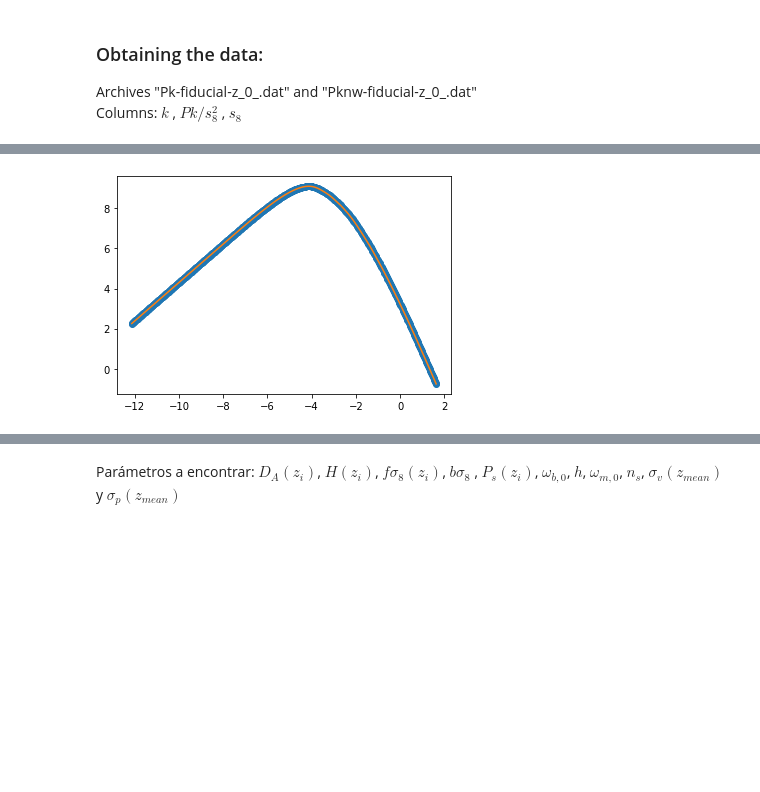
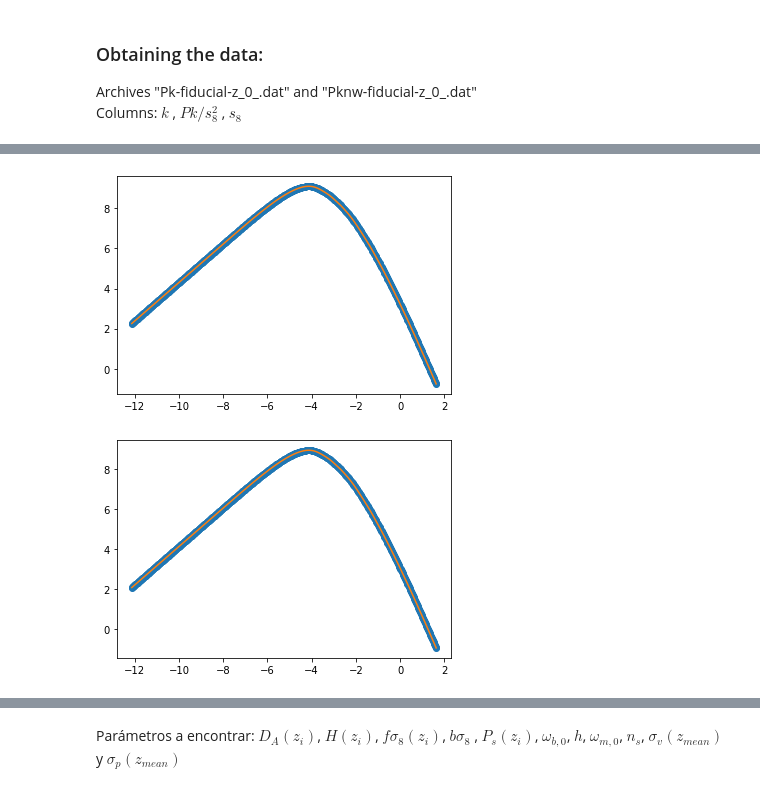
Before and after one commit to antoniacisternas/Forecast-validation-for-Euclid., a Jupyter notebook: Fisher_matrix.ipynb, the cells around one changed output, grey strips where cells are left out. Cells and saved outputs as stored; diff of their text form; code cells hidden in the pictures; blank space fills up the shorter version.

```diff
--- a/Fisher_matrix.ipynb
+++ b/Fisher_matrix.ipynb
@@ -94,78 +59,31 @@ def P_dd(k, zi):
 # %%
 # For Pk_nw (no wiggled power spectrum)
 Pk_nw_00 = np.loadtxt("Pk-nw-fiducial\Pk-nw-fiducial-z_00.dat")
 Pk_nw_01 = np.loadtxt("Pk-nw-fiducial\Pk-nw-fiducial-z_01.dat")
 Pk_nw_02 = np.loadtxt("Pk-nw-fiducial\Pk-nw-fiducial-z_02.dat")
 Pk_nw_03 = np.loadtxt("Pk-nw-fiducial\Pk-nw-fiducial-z_03.dat")
 
 Pk_nw = [Pk_nw_00,Pk_nw_01, Pk_nw_02, Pk_nw_03 ]
 
-# a = np.empty((3,4))
-# for i in range(3):
-#    a[0,i] = Pk_nw[i][:,0]
-#    a[1,i] = Pk_nw[i][:,2]
-#    a[2,i] = Pk_nw[i][:,1] * (Pk_nw[i][:,2]**2)
-
-# print(a)
-
-k_nw_00 = Pk_nw_00[:,0]
-s8_nw_00 = Pk_nw_00[:,2]
-P_dd_nw00 = Pk_nw_00[:,1] * (Pk_nw_00[:,2]**2)
-
-k_nw_01 = Pk_nw_01[:,0]
-s8_nw_01 = Pk_nw_01[:,2]
-P_dd_nw01 = Pk_nw_01[:,1] * (Pk_nw_01[:,2]**2)
-
-k_nw_02 = Pk_nw_02[:,0]
-s8_nw_02 = Pk_nw_02[:,2]
-P_dd_nw02 = Pk_nw_02[:,1] * (Pk_nw_02[:,2]**2)
-
-k_nw_03 = Pk_nw_03[:,0]
-s8_nw_03 = Pk_nw_03[:,2]
-P_dd_nw03 = Pk_nw_03[:,1] * (Pk_nw_03[:,2]**2)
-
 # Cubic spline interpolation
-k = np.log(k_nw_00)
-y = np.log(P_dd_nw00)
-P_dd_nw0 = interpolate.interp1d(k, y, kind='cubic')
-k_nw_00new = np.log(np.arange(k_nw_00[0], k_nw_00[-1], 0.0001))
-y_nw_00new = P_dd_nw0(k_nw_00new)
-plt.plot(k, y, 'o', k_nw_00new, y_nw_00new, '-')
-plt.show()
-
-k = np.log(k_nw_01)
-y = np.log(P_dd_nw01)
-P_dd_nw1 = interpolate.interp1d(k, y, kind='cubic')
-k_nw_01new = np.log(np.arange(k_nw_01[0], k_nw_01[-1], 0.0001))
-y_nw_01new = P_dd_nw1(k_nw_01new)
-#plt.plot(k, y, 'o', k_nw_01new, y_nw_01new, '-')
-#plt.show()
-
-k = np.log(k_nw_02)
-y = np.log(P_dd_nw02)
-P_dd_nw2 = interpolate.interp1d(k, y, kind='cubic')
-k_nw_02new = np.log(np.arange(k_nw_02[0], k_nw_02[-1], 0.0001))
-y_nw_02new = P_dd_nw2(k_nw_02new)
-#plt.plot(k, y, 'o', k_nw_02new, y_nw_02new, '-')
-#plt.show()
-
-k = np.log(k_nw_03)
-y = np.log(P_dd_nw03)
-P_dd_nw3 = interpolate.interp1d(k, y, kind='cubic')
-k_nw_03new = np.log(np.arange(k_nw_03[0], k_nw_03[-1], 0.0001))
-y_nw_03new = P_dd_nw3(k_nw_03new)
-#plt.plot(k, y, 'o', k_nw_03new, y_nw_03new, '-')
-#plt.show()
-
+k_nw= np.empty(4, dtype=object)
+y_nw= np.empty(4, dtype=object)
+P_dd_nw = np.empty(4, dtype=object)
+k_nw_new= np.empty(4, dtype=object)
+y_nw_new= np.empty(4, dtype=object)
+# i recorren los redshifts
+for i in range(0,4):
+    k_nw[i] = np.log(Pk_nw[i][:,0])
+    y_nw[i] = np.log(Pk_nw[i][:,1] * (Pk_nw[i][:,2]**2))
+    P_dd_nw[i] = interpolate.interp1d(k_nw[i], y_nw[i], kind='cubic')
+    k_nw_new[i] = np.log(np.arange(Pk_nw[i][:,0][0], Pk_nw[i][:,0][-1], 0.0001))
+    y_nw_new[i] = P_dd_nw[i](k_nw_new[i])
+    plt.plot(k_nw[i], y_nw[i], 'o', k_nw_new[i], y_nw_new[i], '-')
+    plt.show()
 
 def P_nw(k, zi):
-    if zi == z_i[0]:
-        return P_dd_nw0(np.log(k))
-    elif zi == z_i[1]:
-        return P_dd_nw1(np.log(k))
-    elif zi == z_i[2]:
-        return P_dd_nw2(np.log(k))
-    else:
-        return P_dd_nw3(np.log(k))
+    i = z_i.index(zi)
+    return P_dd_nw[i](np.log(k))
 # %% [output]
 [figure]
+[figure, added]
```
Also changed, not shown: parts of 12 cells of this notebook.
